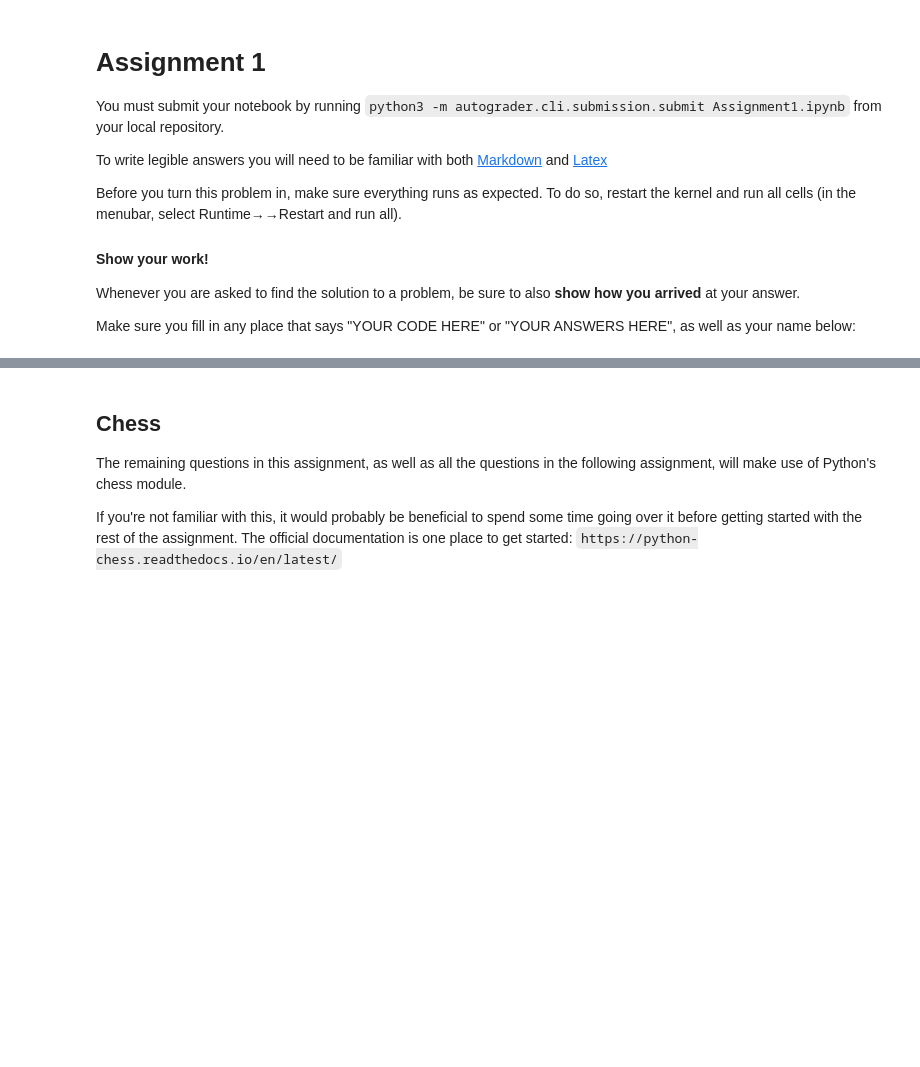
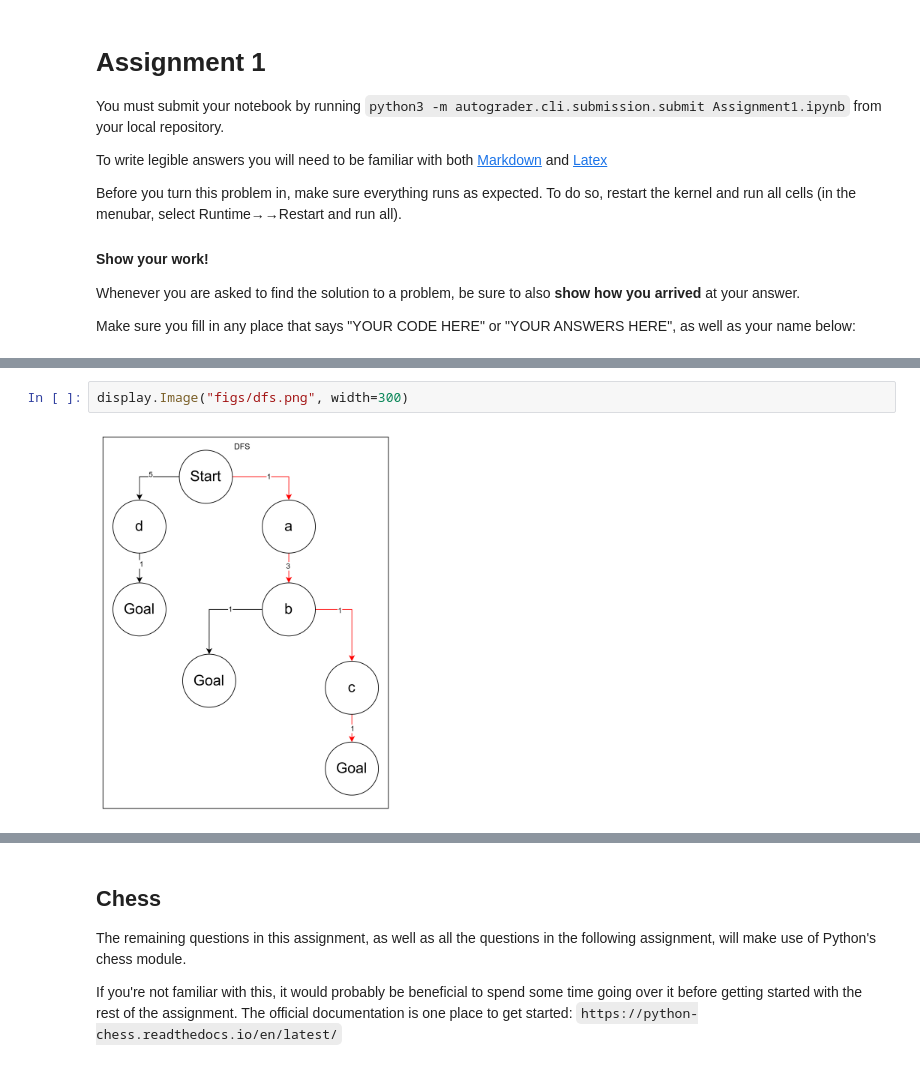
Before and after one commit to Kiminje/assignments, a Jupyter notebook: Assignment1/Assignment1.ipynb, the cells around one changed output, grey strips where cells are left out. Drawn from its saved outputs; the diff is of its cells as text; blank space fills up the shorter version.

```diff
--- a/Assignment1/Assignment1.ipynb
+++ b/Assignment1/Assignment1.ipynb
@@ -47,0 +53,4 @@ display.Image("figs/bfs.png", width=300)
+# %%
+display.Image("figs/dfs.png", width=300)
+# %% [output]
+[figure, added]
```
Also changed, not shown: parts of 12 cells of this notebook, 3 other files.
